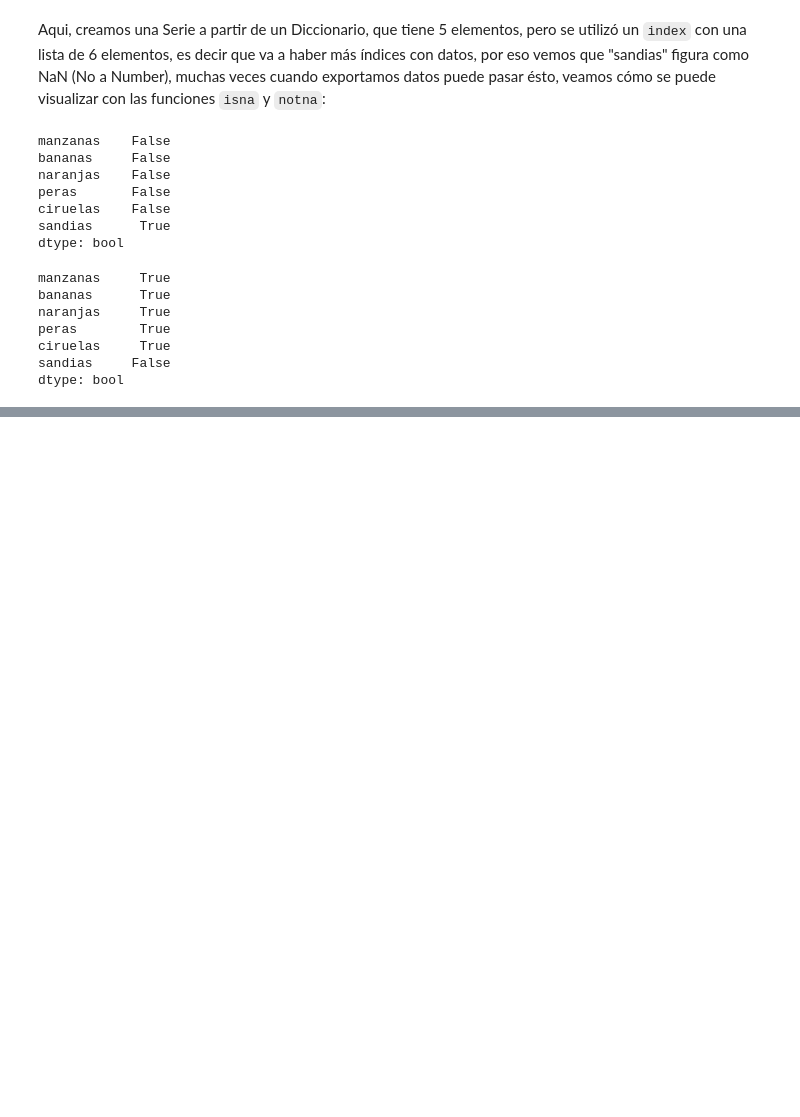
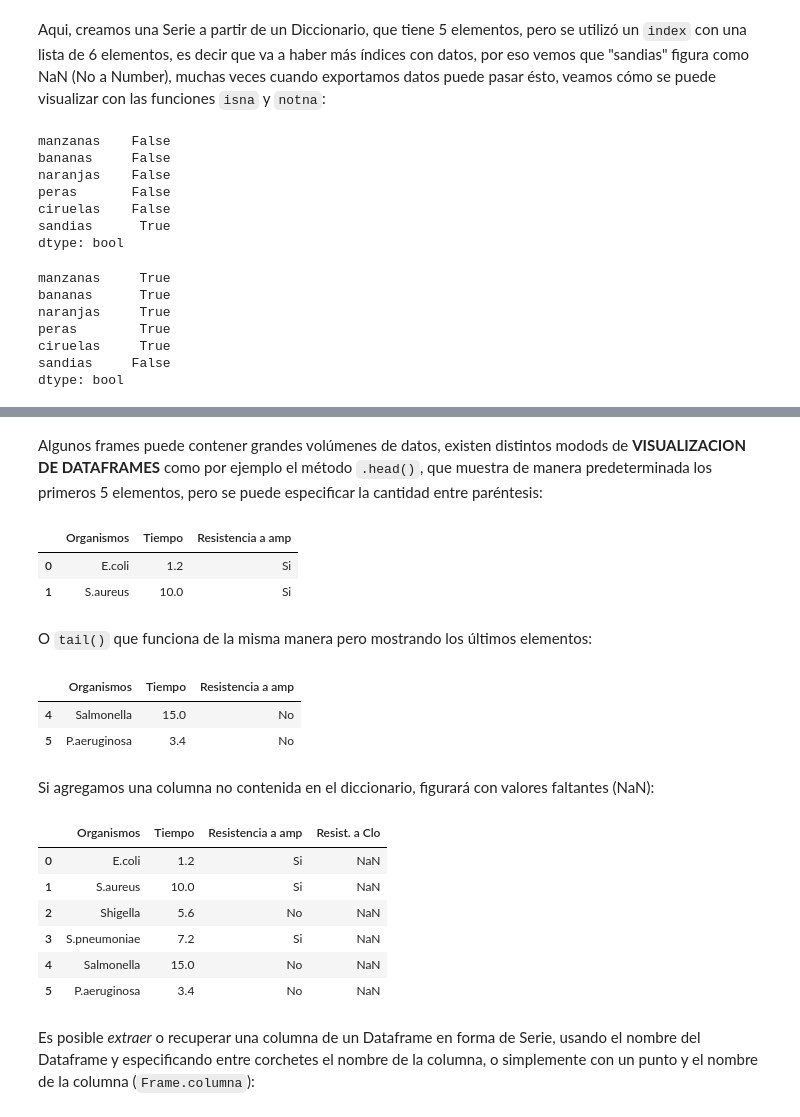
Before and after one commit to JuliBayarri/ResPythonData, a Jupyter notebook: FundPandas.ipynb, the cells around one changed output, grey strips where cells are left out. Drawn from its saved outputs; the diff is of its cells as text; code cells hidden in the pictures; blank space fills up the shorter version.

```diff
--- a/FundPandas.ipynb
+++ b/FundPandas.ipynb
@@ -121,0 +132,4 @@ Veamos que pasa cuando sumamos dos Series:
+# %%
+data = {"Organismos": ["E.coli", "S.aureus", "Shigella", "S.pneumoniae", "Salmonella", "P.aeruginosa"], "Tiempo": [1.2, 10, 5.6, 7.2, 15, 3.4], "Resistencia a amp": ["Si", "Si", "No", "Si", "No", "No"]}
+frame = pd.DataFrame(data)
+frame
@@ -121,0 +144,31 @@ Veamos que pasa cuando sumamos dos Series:
+# %% [markdown]
+Algunos frames puede contener grandes volúmenes de datos, existen distintos modods de **VISUALIZACION DE DATAFRAMES** como por ejemplo el método ``.head()``, que muestra de manera predeterminada los primeros 5 elementos, pero se puede especificar la cantidad entre paréntesis:
+# %%
+frame.head(2)
+# %% [output]
+|  | Organismos | Tiempo | Resistencia a amp |
+| 0 | E.coli | 1.2 | Si |
+| 1 | S.aureus | 10.0 | Si |
+# %% [markdown]
+O ``tail()`` que funciona de la misma manera pero mostrando los últimos elementos:
+# %%
+frame.tail(2)
+# %% [output]
+|  | Organismos | Tiempo | Resistencia a amp |
+| 4 | Salmonella | 15.0 | No |
+| 5 | P.aeruginosa | 3.4 | No |
+# %% [markdown]
+Si agregamos una columna no contenida en el diccionario, figurará con valores faltantes (NaN):
+# %%
+frame2 = pd.DataFrame(data, columns=["Organismos", "Tiempo", "Resistencia a amp", "Resist. a Clo"])
+frame2
+# %% [output]
+|  | Organismos | Tiempo | Resistencia a amp | Resist. a Clo |
+| 0 | E.coli | 1.2 | Si | NaN |
+| 1 | S.aureus | 10.0 | Si | NaN |
+| 2 | Shigella | 5.6 | No | NaN |
+| 3 | S.pneumoniae | 7.2 | Si | NaN |
+| 4 | Salmonella | 15.0 | No | NaN |
+| 5 | P.aeruginosa | 3.4 | No | NaN |
+# %% [markdown]
+Es posible *extraer* o recuperar una columna de un Dataframe en forma de Serie, usando el nombre del Dataframe y especificando entre corchetes el nombre de la columna, o simplemente con un punto y el nombre de la columna (``Frame.columna``):
```
Also changed, not shown: parts of 35 cells of this notebook.
